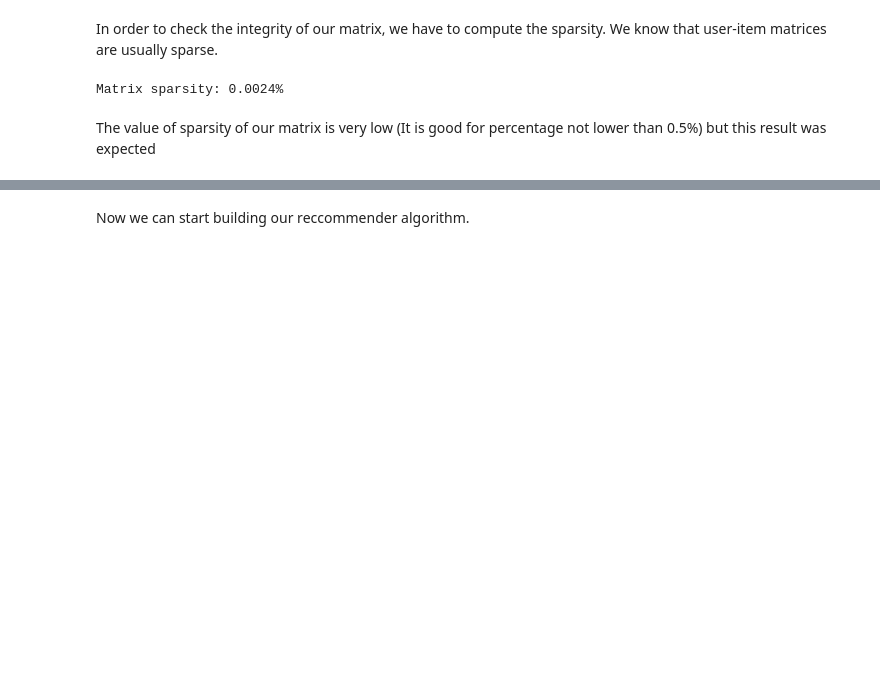
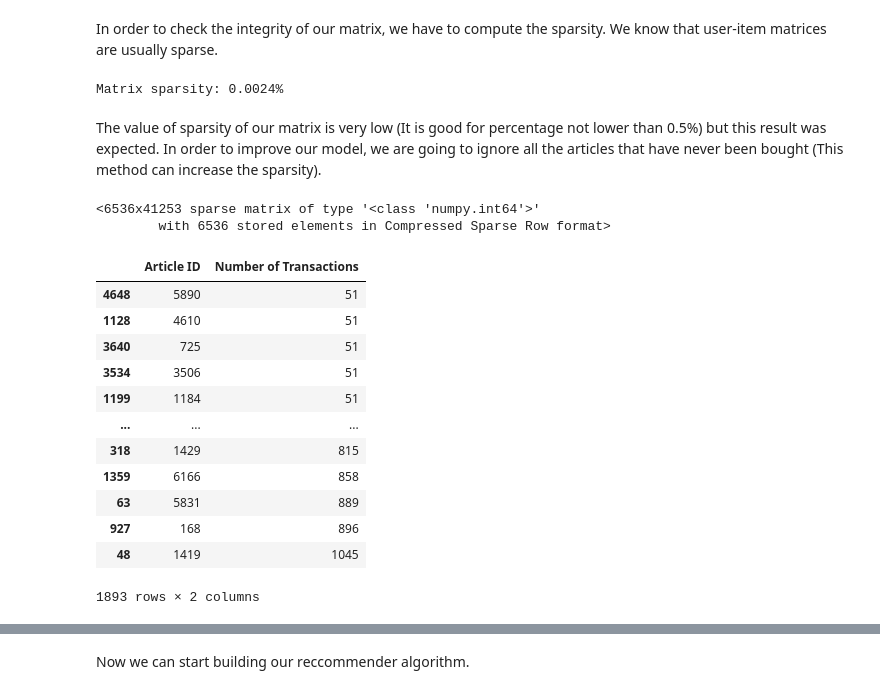
Before and after one commit to alessiabresolin/275601, a Jupyter notebook: project.ipynb, the cells around one changed output, grey strips where cells are left out. Drawn from its saved outputs; the diff is of its cells as text; code cells hidden in the pictures; blank space fills up the shorter version.

```diff
--- a/project.ipynb
+++ b/project.ipynb
@@ -970,4 +971,27 @@ print(f"Matrix sparsity: {round(sparsity*100,4)}%")
 # %% [output]
 Matrix sparsity: 0.0024%
 # %% [markdown]
-The value of sparsity of our matrix is very low (It is good for percentage not lower than 0.5%) but this result was expected
+The value of sparsity of our matrix is very low (It is good for percentage not lower than 0.5%) but this result was expected.
+In order to improve our model, we are going to ignore all the articles that have never been bought (This method can increase the sparsity).
+# %%
+X
+# %% [output]
+<6536x41253 sparse matrix of type '<class 'numpy.int64'>'
+        with 6536 stored elements in Compressed Sparse Row format>
+# %%
+new_article_transactions_count_df = article_transactions_count_df[article_transactions_count_df['Number of Transactions'] > 50]
+new_article_transactions_count_df.sort_values(by='Number of Transactions', ascending = True)
+# %% [output]
+|  | Article ID | Number of Transactions |
+| 4648 | 5890 | 51 |
+| 1128 | 4610 | 51 |
+| 3640 | 725 | 51 |
+| 3534 | 3506 | 51 |
+| 1199 | 1184 | 51 |
+| ... | ... | ... |
+| 318 | 1429 | 815 |
+| 1359 | 6166 | 858 |
+| 63 | 5831 | 889 |
+| 927 | 168 | 896 |
+| 48 | 1419 | 1045 |
+1893 rows × 2 columns
```
Also changed, not shown: parts of 15 cells of this notebook.
